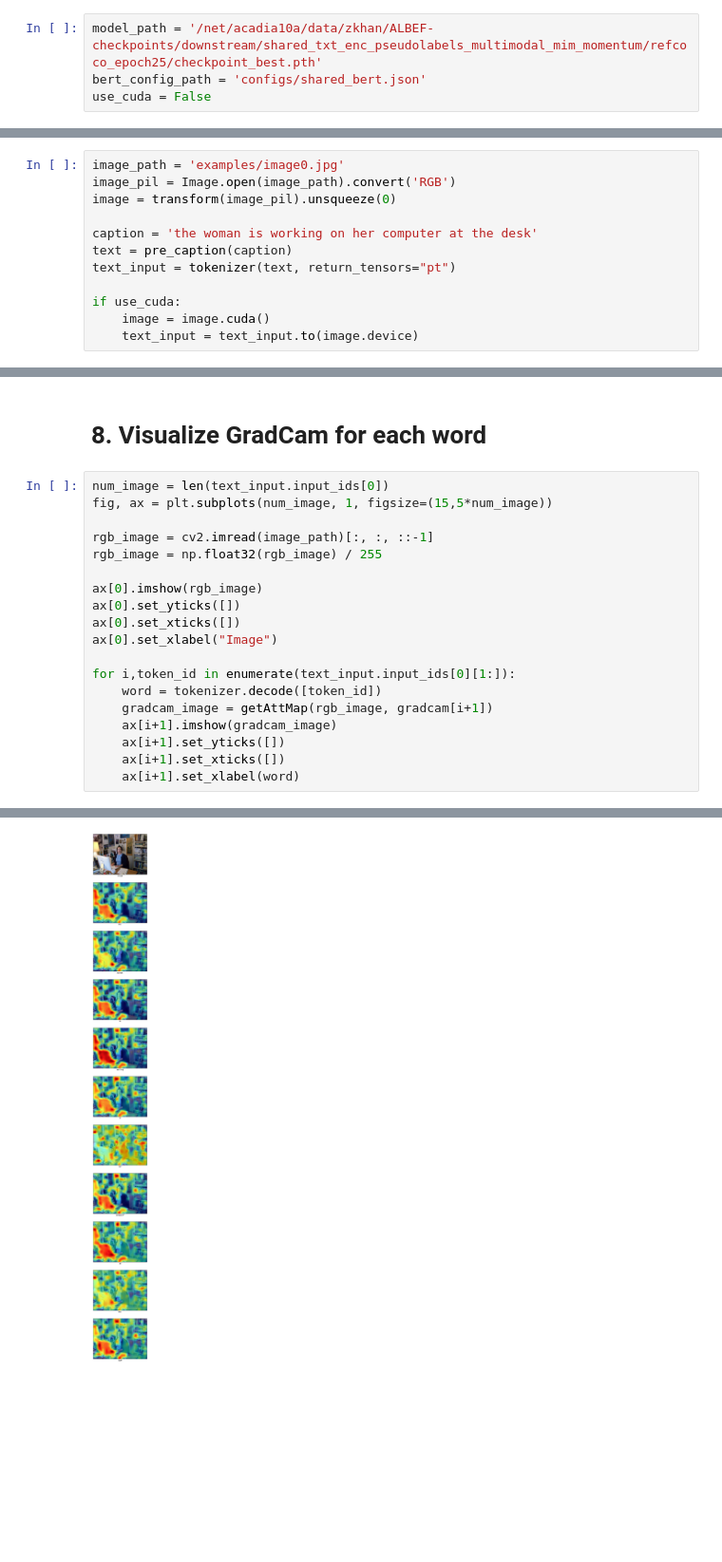
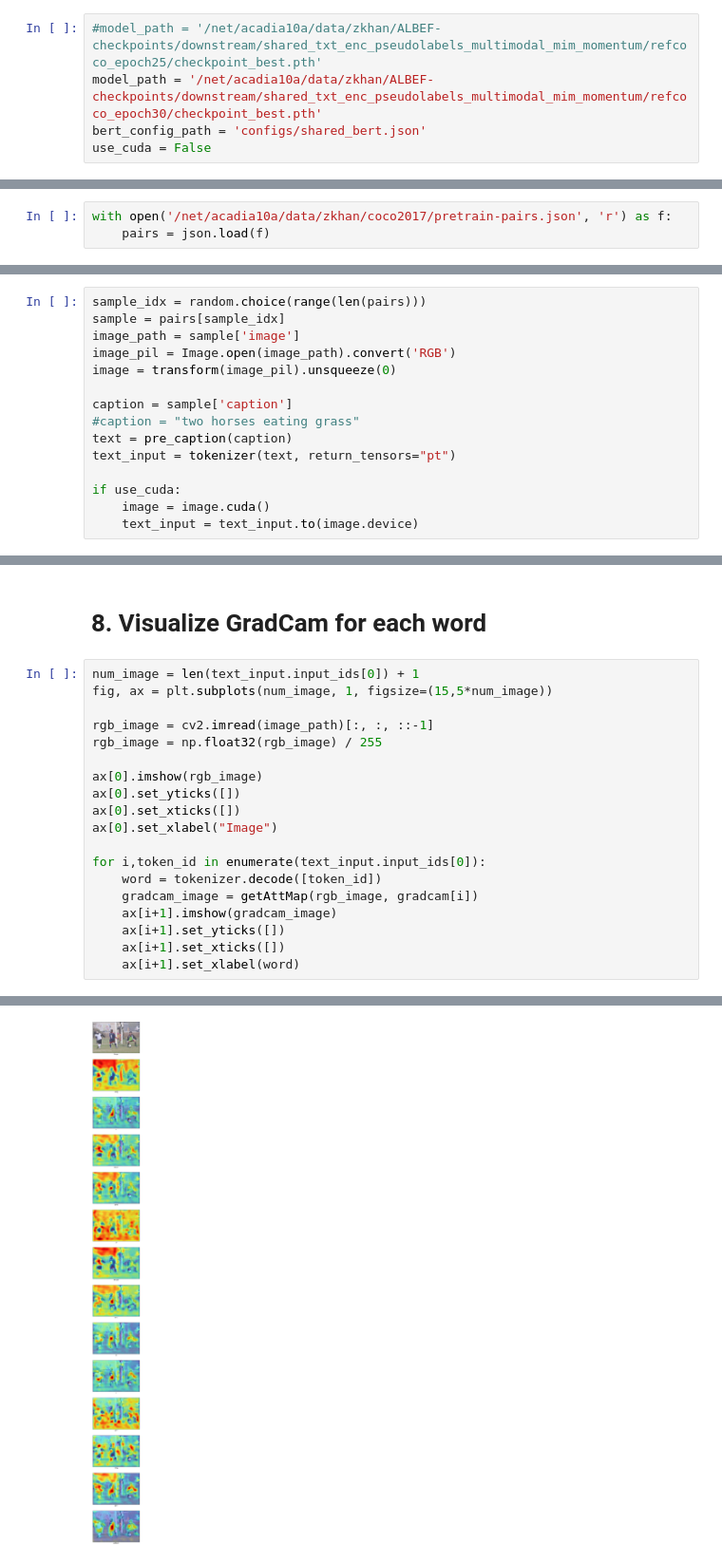
Before and after one commit to codezakh/ALBEF, a Jupyter notebook: visualization-singlestream.ipynb, the cells around one changed output, grey strips where cells are left out. Shown at 95% size. Drawn from its saved outputs; the diff is of its cells as text; blank space fills up the shorter version.

```diff
--- a/visualization-singlestream.ipynb
+++ b/visualization-singlestream.ipynb
@@ -3,6 +3,7 @@
 # %% [markdown]
 # 1. Set the paths for model checkpoint and configuration
 # %%
-model_path = '/net/acadia10a/data/zkhan/ALBEF-checkpoints/downstream/shared_txt_enc_pseudolabels_multimodal_mim_momentum/refcoco_epoch25/checkpoint_best.pth'
+#model_path = '/net/acadia10a/data/zkhan/ALBEF-checkpoints/downstream/shared_txt_enc_pseudolabels_multimodal_mim_momentum/refcoco_epoch25/checkpoint_best.pth'
+model_path = '/net/acadia10a/data/zkhan/ALBEF-checkpoints/downstream/shared_txt_enc_pseudolabels_multimodal_mim_momentum/refcoco_epoch30/checkpoint_best.pth'
 bert_config_path = 'configs/shared_bert.json'
 use_cuda = False
@@ -142,12 +145,18 @@ Some weights of BertModel were not initialized from the model checkpoint at bert
 You should probably TRAIN this model on a down-stream task to be able to use it for predictions and inference.
+# %%
+with open('/net/acadia10a/data/zkhan/coco2017/pretrain-pairs.json', 'r') as f:
+    pairs = json.load(f)
 # %% [markdown]
 # 6. Load Image and Text
 # %%
-image_path = 'examples/image0.jpg'
+sample_idx = random.choice(range(len(pairs)))
+sample = pairs[sample_idx]
+image_path = sample['image']
 image_pil = Image.open(image_path).convert('RGB')
 image = transform(image_pil).unsqueeze(0)
 
-caption = 'the woman is working on her computer at the desk'
+caption = sample['caption']
+#caption = "two horses eating grass"
 text = pre_caption(caption)
 text_input = tokenizer(text, return_tensors="pt")
 
@@ -177,7 +186,7 @@ with torch.no_grad():
 # %% [markdown]
 # 8. Visualize GradCam for each word
 # %%
-num_image = len(text_input.input_ids[0])
+num_image = len(text_input.input_ids[0]) + 1
 fig, ax = plt.subplots(num_image, 1, figsize=(15,5*num_image))
 
 rgb_image = cv2.imread(image_path)[:, :, ::-1]
@@ -188,9 +197,9 @@ ax[0].set_yticks([])
 ax[0].set_xticks([])
 ax[0].set_xlabel("Image")
 
-for i,token_id in enumerate(text_input.input_ids[0][1:]):
+for i,token_id in enumerate(text_input.input_ids[0]):
     word = tokenizer.decode([token_id])
-    gradcam_image = getAttMap(rgb_image, gradcam[i+1])
+    gradcam_image = getAttMap(rgb_image, gradcam[i])
     ax[i+1].imshow(gradcam_image)
     ax[i+1].set_yticks([])
     ax[i+1].set_xticks([])
@@ -205 +221 @@ Clipping input data to the valid range for imshow with RGB data ([0..1] for floa
-[figure, old version]
+[figure, new version]
```
Also changed, not shown: parts of 4 cells of this notebook, 5 other files.
